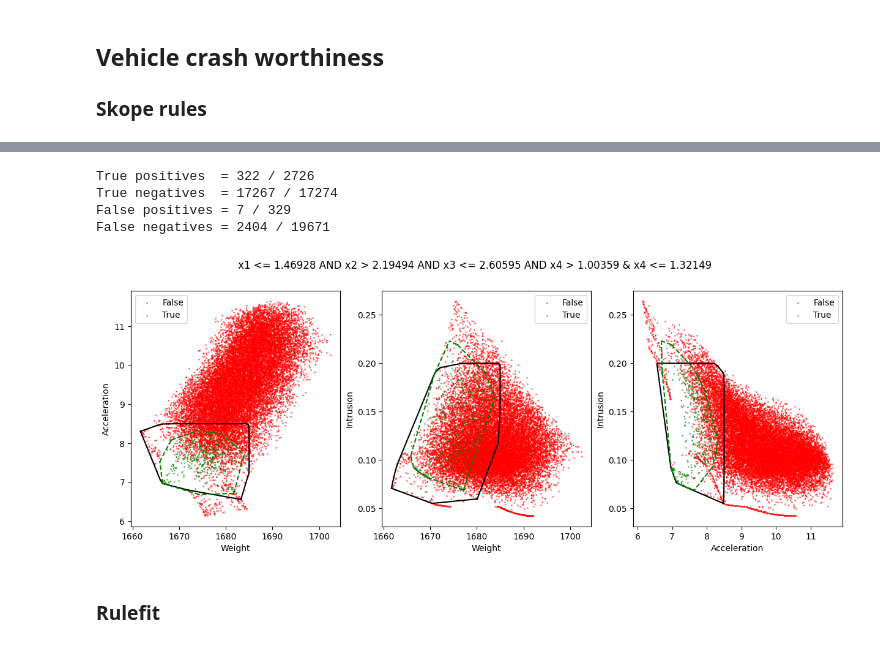
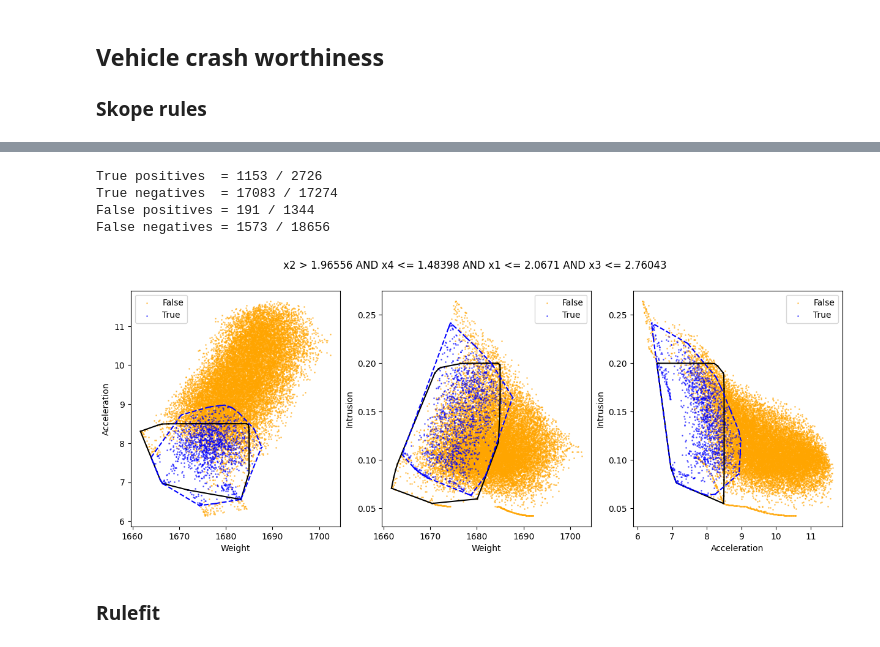
Before and after one commit to gialmisi/xaimoo-experiments, a Jupyter notebook: notebooks/Rule_showcase.ipynb, the cells around one changed output, grey strips where cells are left out. Drawn from its saved outputs; the diff is of its cells as text; code cells hidden in the pictures.

Commit message:
Modified the skope-rules plot to be color-blind friendly. Re-run some of the notebooks.

```diff
--- a/notebooks/Rule_showcase.ipynb
+++ b/notebooks/Rule_showcase.ipynb
@@ -59,11 +59,11 @@ False negatives = 669 / 16527
 # %%
-plot_helper(rules, range(21), df_crash, obj_names, target_category)
+plot_helper(rules, range(9), df_crash, obj_names, target_category)
 # %% [output]
-True positives  = 322 / 2726
-True negatives  = 17267 / 17274
-False positives = 7 / 329
-False negatives = 2404 / 19671
+True positives  = 1153 / 2726
+True negatives  = 17083 / 17274
+False positives = 191 / 1344
+False negatives = 1573 / 18656
-[figure, old version]
+[figure, new version]
 # %% [markdown]
 ### Rulefit
 # %%
```
Also changed, not shown: parts of 2 cells of this notebook, 6 other files.
